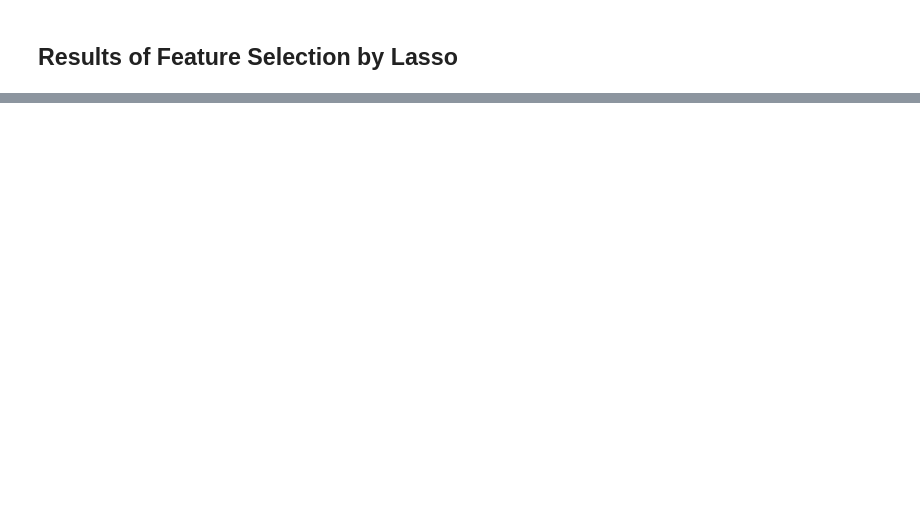
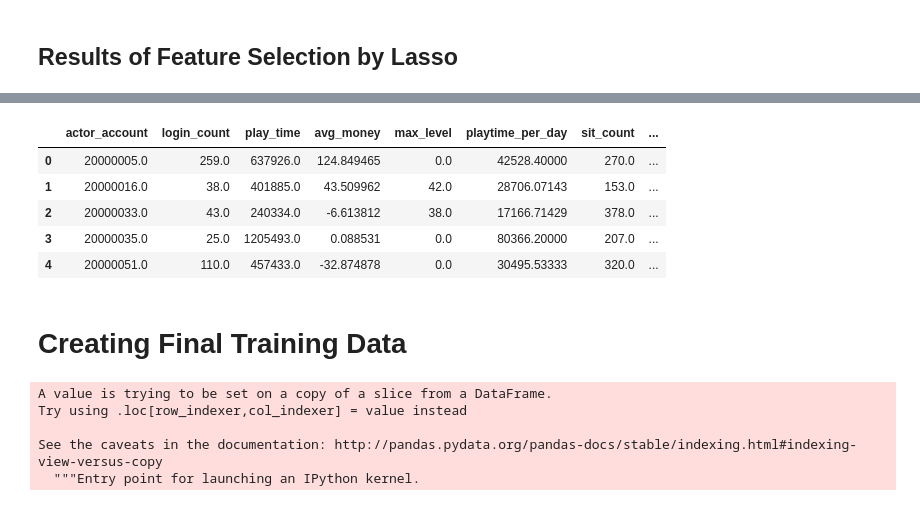
Before and after one commit to laplaisanterie/Game-bot-detection, a Jupyter notebook: final data & analysis HY/Univaraite Analysis (EDA).ipynb, the cells around one changed output, grey strips where cells are left out. Drawn from its saved outputs; the diff is of its cells as text; code cells hidden in the pictures; blank space fills up the shorter version.

```diff
--- a/final data & analysis HY/Univaraite Analysis (EDA).ipynb
+++ b/final data & analysis HY/Univaraite Analysis (EDA).ipynb
@@ -47,0 +142,7 @@ for i in model_data.columns:
+# %%
+# How efficient the player is
+m = model_data['max_level'] / model_data['login_count']
+m[m == np.inf] = 0
+m[np.isnan(m)] = 0
+print(np.corrcoef(m, y))
+model_data['max_level/login_count'] = m
@@ -215,0 +374,11 @@ average_party_time 6.770997514359674e-07
+# %%
+model_data.head()
+# %% [output]
+|  | actor_account | login_count | play_time | avg_money | max_level | playtime_per_day | sit_count | ... |
+| 0 | 20000005.0 | 259.0 | 637926.0 | 124.849465 | 0.0 | 42528.40000 | 270.0 | ... |
+| 1 | 20000016.0 | 38.0 | 401885.0 | 43.509962 | 42.0 | 28706.07143 | 153.0 | ... |
+| 2 | 20000033.0 | 43.0 | 240334.0 | -6.613812 | 38.0 | 17166.71429 | 378.0 | ... |
+| 3 | 20000035.0 | 25.0 | 1205493.0 | 0.088531 | 0.0 | 80366.20000 | 207.0 | ... |
+| 4 | 20000051.0 | 110.0 | 457433.0 | -32.874878 | 0.0 | 30495.53333 | 320.0 | ... |
+# %% [markdown]
+# Creating Final Training Data
@@ -215,0 +390,8 @@ average_party_time 6.770997514359674e-07
+# %%
+final_data['class'] = y
+# %% [output]
+A value is trying to be set on a copy of a slice from a DataFrame.
+Try using .loc[row_indexer,col_indexer] = value instead
+
+See the caveats in the documentation: http://pandas.pydata.org/pandas-docs/stable/indexing.html#indexing-view-versus-copy
+  """Entry point for launching an IPython kernel.
```
Also changed, not shown: parts of 31 cells of this notebook, 4 other files.
